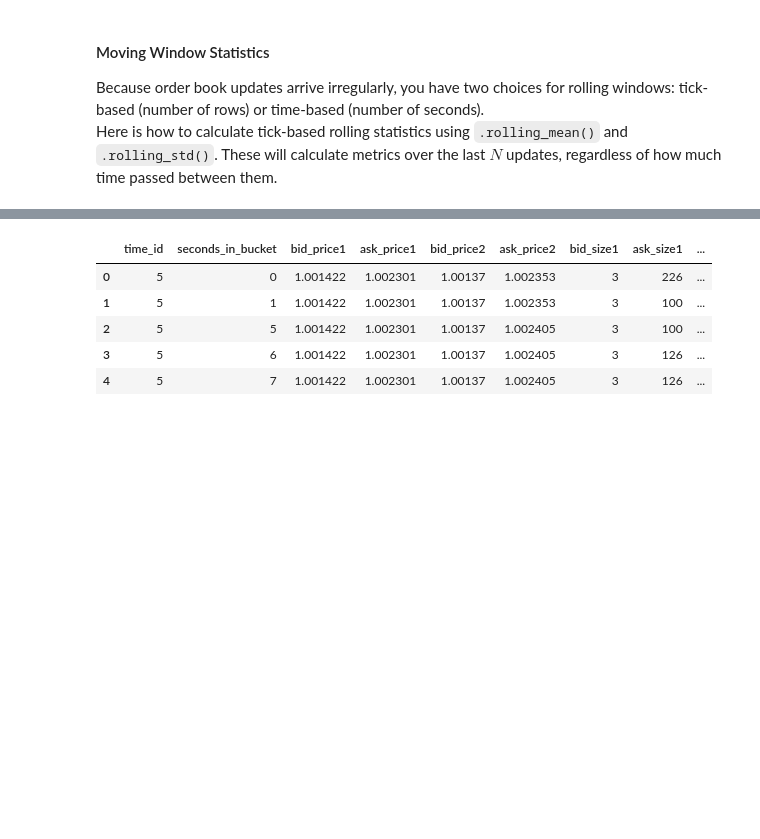
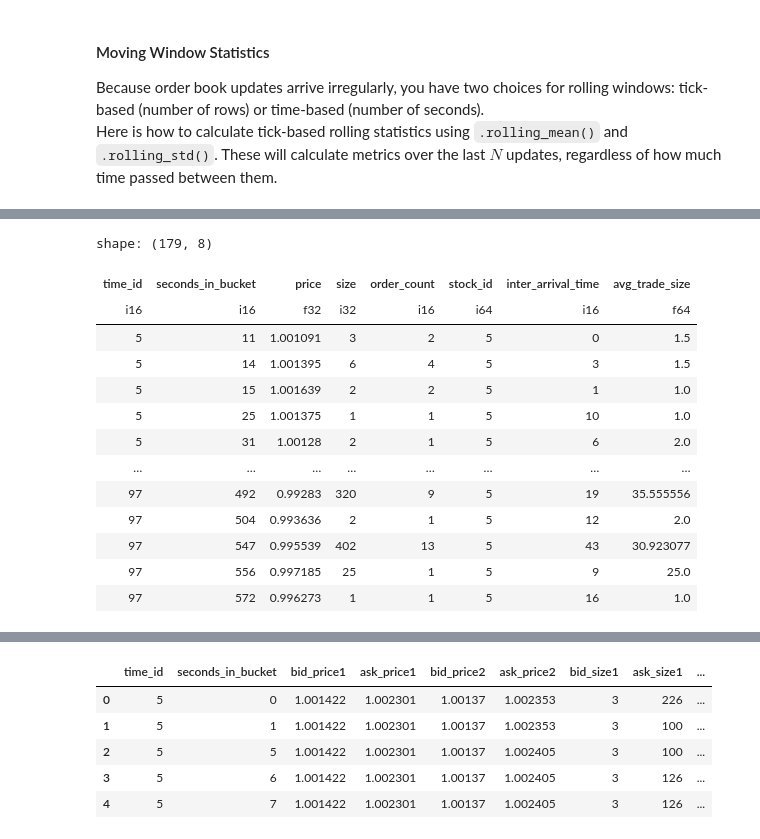
Before and after one commit to MarkDeng86/VolatilityPredictionDeepLearning, a Jupyter notebook: OptiverRV.ipynb, the cells around one changed output, grey strips where cells are left out. Cells and saved outputs as stored; diff of their text form; code cells hidden in the pictures; blank space fills up the shorter version.

```diff
--- a/OptiverRV.ipynb
+++ b/OptiverRV.ipynb
@@ -379,0 +412,24 @@ df_trade_adv = (
+# %%
+target_stock = 5
+target_time_id = 100
+
+df_subset_trade = (
+    trade_df
+    .filter((pl.col("stock_id") == target_stock) & (pl.col("time_id") < target_time_id))
+)
+df_subset_trade
+# %% [output]
+shape: (179, 8)
+| time_id | seconds_in_bucket | price | size | order_count | stock_id | inter_arrival_time | avg_trade_size |
+| i16 | i16 | f32 | i32 | i16 | i64 | i16 | f64 |
+| 5 | 11 | 1.001091 | 3 | 2 | 5 | 0 | 1.5 |
+| 5 | 14 | 1.001395 | 6 | 4 | 5 | 3 | 1.5 |
+| 5 | 15 | 1.001639 | 2 | 2 | 5 | 1 | 1.0 |
+| 5 | 25 | 1.001375 | 1 | 1 | 5 | 10 | 1.0 |
+| 5 | 31 | 1.00128 | 2 | 1 | 5 | 6 | 2.0 |
+| … | … | … | … | … | … | … | … |
+| 97 | 492 | 0.99283 | 320 | 9 | 5 | 19 | 35.555556 |
+| 97 | 504 | 0.993636 | 2 | 1 | 5 | 12 | 2.0 |
+| 97 | 547 | 0.995539 | 402 | 13 | 5 | 43 | 30.923077 |
+| 97 | 556 | 0.997185 | 25 | 1 | 5 | 9 | 25.0 |
+| 97 | 572 | 0.996273 | 1 | 1 | 5 | 16 | 1.0 |
```
Also changed, not shown: parts of 12 cells of this notebook.
